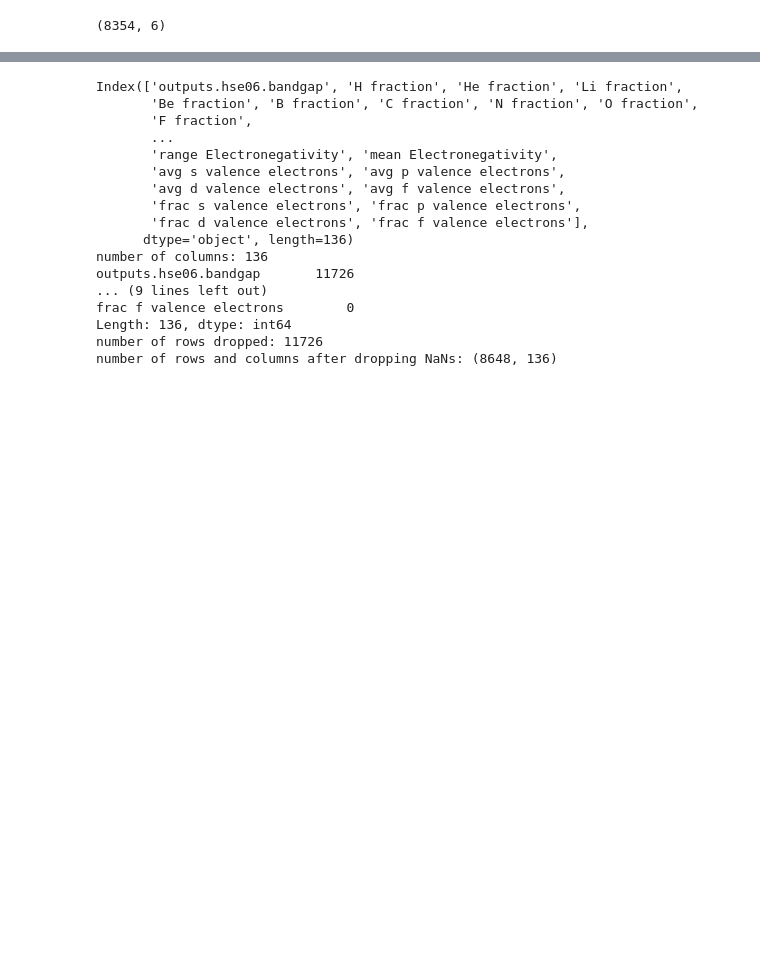
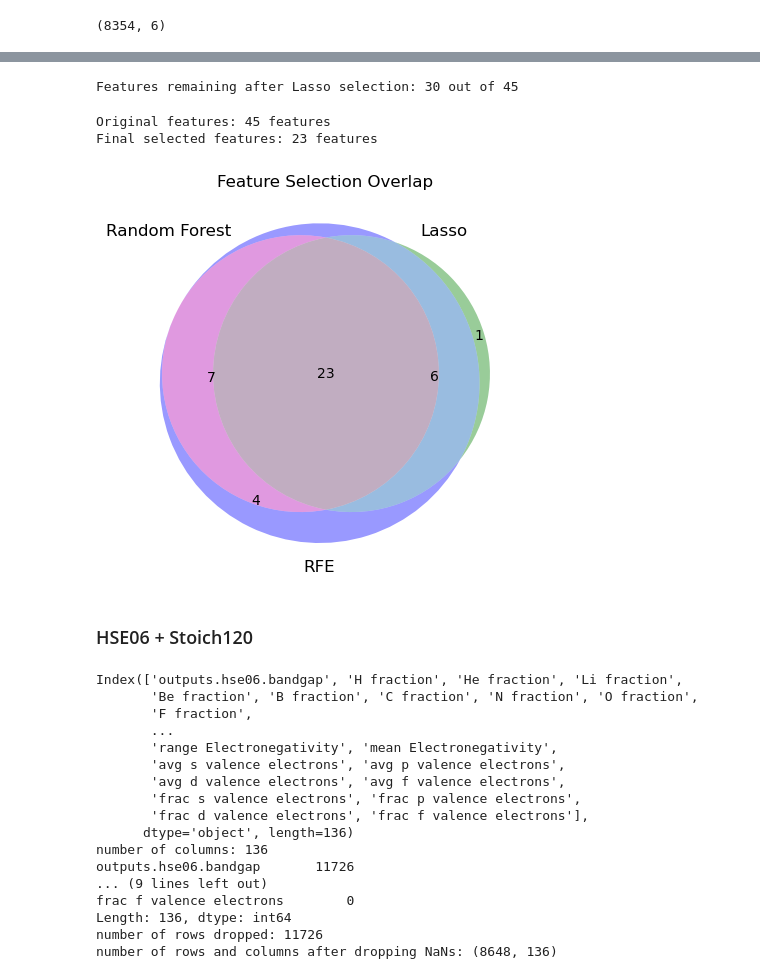
Before and after one commit to manendri/battery-materials-dsbc25, a Jupyter notebook: exploration/other/Features_Selection_Simran.ipynb, the cells around one changed output, grey strips where cells are left out. Cells and saved outputs as stored; diff of their text form; code cells hidden in the pictures; blank space fills up the shorter version.

```diff
--- a/exploration/other/Features_Selection_Simran.ipynb
+++ b/exploration/other/Features_Selection_Simran.ipynb
@@ -233,3 +261,30 @@ HSE06 + Stoich120
+# %%
+lasso = Lasso(alpha=0.01).fit(X, y)  # Lasso works for regression
+lasso_selected = np.argsort(abs(lasso.coef_))[-30:]
+
+print('Features remaining after Lasso selection:', len(lasso_selected), 'out of', X.shape[1])
+# %% [output]
+Features remaining after Lasso selection: 30 out of 45
+# %%
+final_features = set(rf_importance) & set(lasso_selected) #& set(X_selected1) #& set(rfe_selected)  # Intersection
+#final_features = set(rf_importance) | set(lasso_selected) | set(rfe_selected)  # Union
+
+X_final = X.iloc[:, list(final_features)]
+print(f"Original features: {X.shape[1]} features")
+print(f"Final selected features: {X_final.shape[1]} features")
+
+# Venn Diagram of Feature Selection Methods
+plt.figure(figsize=(5, 5))
+venn3([set(rf_importance), set(lasso_selected), set(rfe_selected)],
+      ('Random Forest', 'Lasso', 'RFE'))
+plt.title("Feature Selection Overlap")
+plt.show()
+# %% [output]
+Original features: 45 features
+Final selected features: 23 features
+[figure, added]
+# %% [markdown]
+### HSE06 + Stoich120
 # %%
 # Merge the DataFrames on the matching columns
 df_hse06_stoich120 = pd.merge(df_hse06, df_stoich120, left_on='qmof_id', right_on='MOF', how='right')
```
Also changed, not shown: parts of 54 cells of this notebook.
